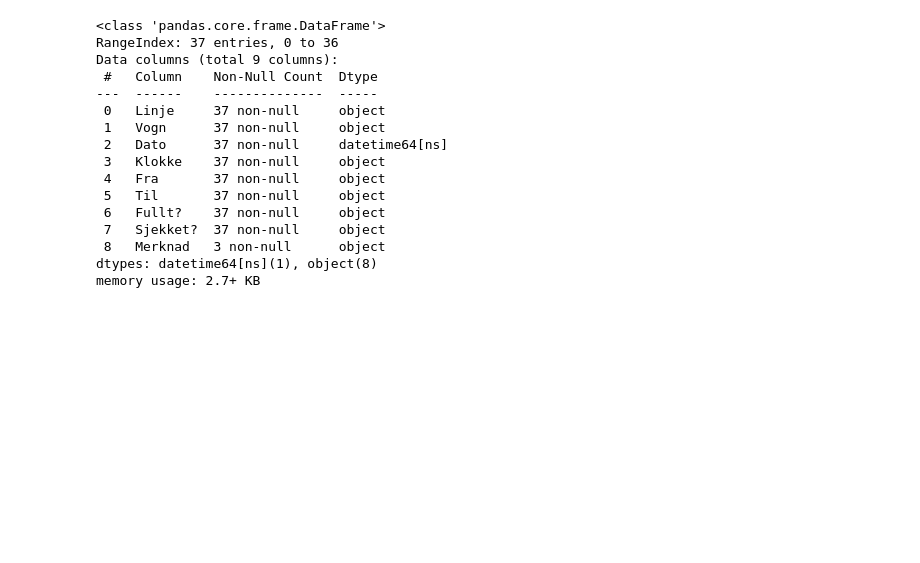
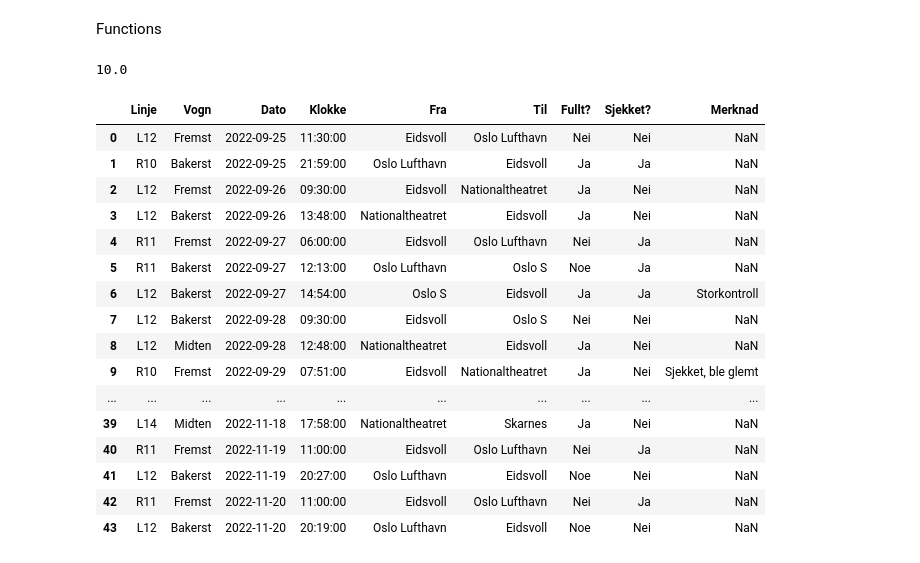
Before and after one commit to sigzug/Billettkontroll-AI, a Jupyter notebook: code.ipynb, the cells around one changed output. Cells and saved outputs as stored; diff of their text form; code cells hidden in the pictures; blank space fills up the shorter version.

```diff
--- a/code.ipynb
+++ b/code.ipynb
@@ -9,23 +10,42 @@ from sklearn.model_selection import RandomizedSearchCV, GridSearchCV
 import optuna as opt
+# %% [markdown]
+Functions
+# %%
+def toLower(x: str) -> str:
+    return x.lower()
+
+
+def clockTofloat(x: str) -> float:
+    x = x[:-3]
+    x = x.replace(":",".")
+    x = float(x)
+    return x
+
+hei = "10:00:00"
+print(clockTofloat(hei))
+# %% [output]
+10.0
 # %%
 db = pd.read_excel("/Users/sigurdskyrud/OneDrive/Dokumenter/Andre Dokumenter/Billettkontroll data.xlsx")
+db
 # %% [output]
-<class 'pandas.core.frame.DataFrame'>
-RangeIndex: 37 entries, 0 to 36
-Data columns (total 9 columns):
- #   Column    Non-Null Count  Dtype
----  ------    --------------  -----
- 0   Linje     37 non-null     object
- 1   Vogn      37 non-null     object
- 2   Dato      37 non-null     datetime64[ns]
- 3   Klokke    37 non-null     object
- 4   Fra       37 non-null     object
- 5   Til       37 non-null     object
- 6   Fullt?    37 non-null     object
- 7   Sjekket?  37 non-null     object
- 8   Merknad   3 non-null      object
-dtypes: datetime64[ns](1), object(8)
-memory usage: 2.7+ KB
+|  | Linje | Vogn | Dato | Klokke | Fra | Til | Fullt? | Sjekket? | Merknad |
+| 0 | L12 | Fremst | 2022-09-25 | 11:30:00 | Eidsvoll | Oslo Lufthavn | Nei | Nei | NaN |
+| 1 | R10 | Bakerst | 2022-09-25 | 21:59:00 | Oslo Lufthavn | Eidsvoll | Ja | Ja | NaN |
+| 2 | L12 | Fremst | 2022-09-26 | 09:30:00 | Eidsvoll | Nationaltheatret | Ja | Nei | NaN |
+| 3 | L12 | Bakerst | 2022-09-26 | 13:48:00 | Nationaltheatret | Eidsvoll | Ja | Nei | NaN |
+| 4 | R11 | Fremst | 2022-09-27 | 06:00:00 | Eidsvoll | Oslo Lufthavn | Nei | Ja | NaN |
+| 5 | R11 | Bakerst | 2022-09-27 | 12:13:00 | Oslo Lufthavn | Oslo S | Noe | Ja | NaN |
+| 6 | L12 | Bakerst | 2022-09-27 | 14:54:00 | Oslo S | Eidsvoll | Ja | Ja | Storkontroll |
+| 7 | L12 | Bakerst | 2022-09-28 | 09:30:00 | Eidsvoll | Oslo S | Nei | Nei | NaN |
+| 8 | L12 | Midten | 2022-09-28 | 12:48:00 | Nationaltheatret | Eidsvoll | Ja | Nei | NaN |
+| 9 | R10 | Fremst | 2022-09-29 | 07:51:00 | Eidsvoll | Nationaltheatret | Ja | Nei | Sjekket, ble glemt |
+| ... | ... | ... | ... | ... | ... | ... | ... | ... | ... |
+| 39 | L14 | Midten | 2022-11-18 | 17:58:00 | Nationaltheatret | Skarnes | Ja | Nei | NaN |
+| 40 | R11 | Fremst | 2022-11-19 | 11:00:00 | Eidsvoll | Oslo Lufthavn | Nei | Ja | NaN |
+| 41 | L12 | Bakerst | 2022-11-19 | 20:27:00 | Oslo Lufthavn | Eidsvoll | Noe | Nei | NaN |
+| 42 | R11 | Fremst | 2022-11-20 | 11:00:00 | Eidsvoll | Oslo Lufthavn | Nei | Ja | NaN |
+| 43 | L12 | Bakerst | 2022-11-20 | 20:19:00 | Oslo Lufthavn | Eidsvoll | Noe | Nei | NaN |
 # %%
 db.info()
 # %% [output]
```
Also changed, not shown: parts of 18 cells of this notebook.
